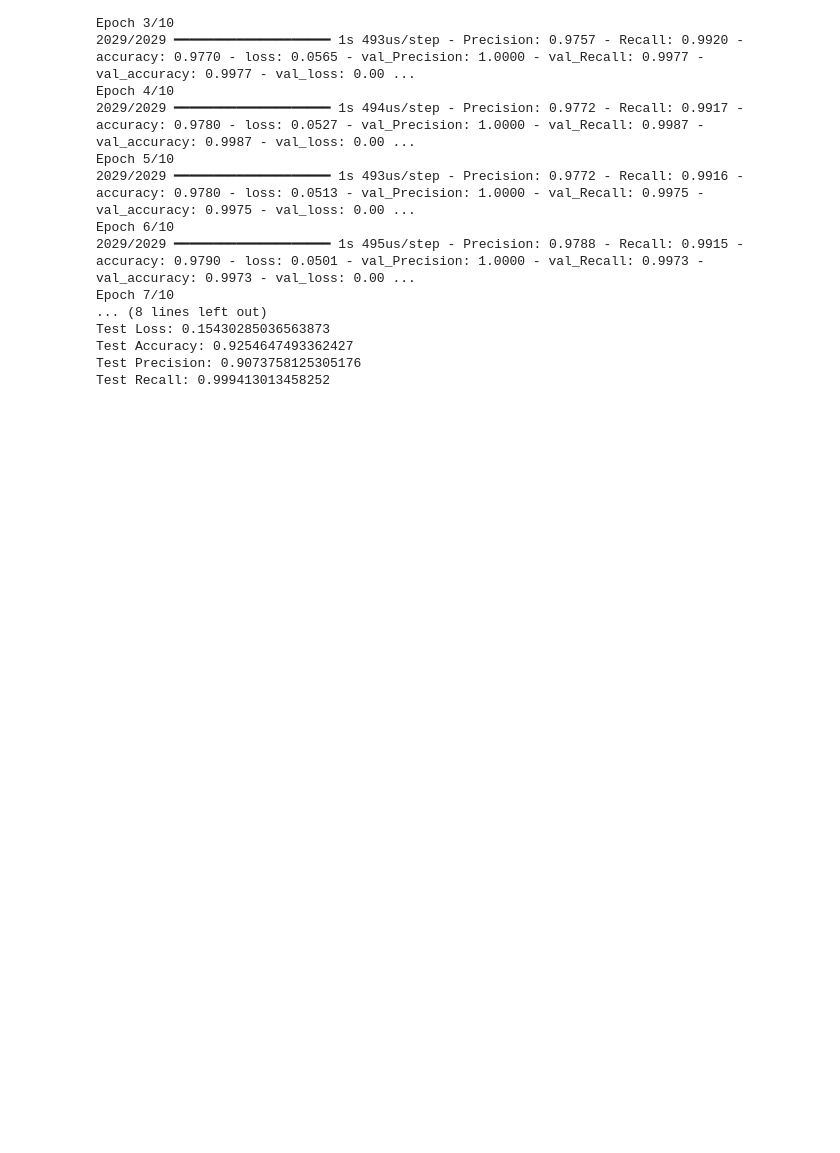
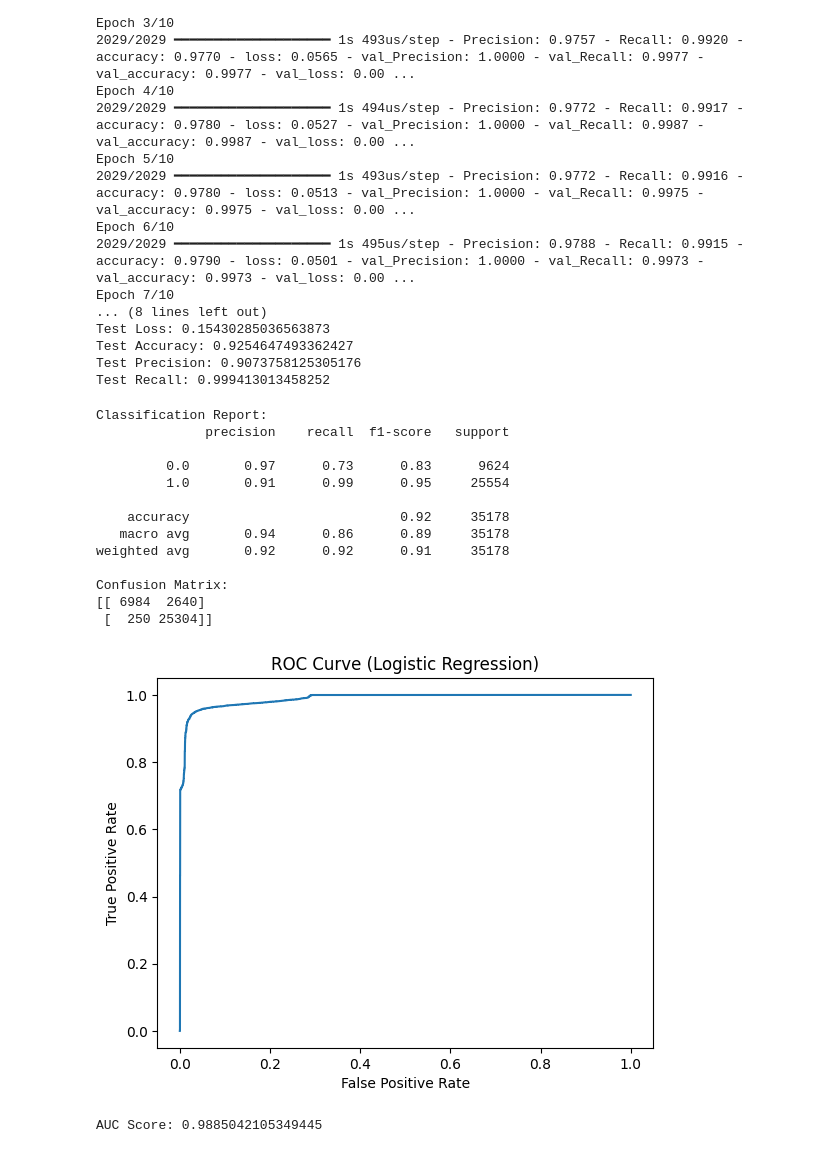
Before and after one commit to davidjcastrejon/ml-cyberattack-detection, a Jupyter notebook: cybersecurity.ipynb, the cells around one changed output. Saved outputs shown, nothing was run; the diff lists cells and outputs as text; code cells hidden in the pictures; blank space fills up the shorter version.

Commit message:
SVM, LINEAR, AND BLAKES WORK

```diff
--- a/cybersecurity.ipynb
+++ b/cybersecurity.ipynb
@@ -439,3 +439,56 @@ Test Loss: 0.15430285036563873
 Test Accuracy: 0.9254647493362427
 Test Precision: 0.9073758125305176
 Test Recall: 0.999413013458252
+# %%
+from sklearn.preprocessing import StandardScaler
+from sklearn.linear_model import LogisticRegression
+from sklearn.metrics import classification_report, confusion_matrix, roc_curve, roc_auc_score
+import matplotlib.pyplot as plt
+
+# Standardize features
+scaler = StandardScaler()
+X_train_scaled = scaler.fit_transform(X_train)
+X_test_scaled = scaler.transform(X_test)
+
+# Train the logistic regression model
+logreg = LogisticRegression()
+logreg.fit(X_train_scaled, y_train)
+
+# Make predictions
+y_pred = logreg.predict(X_test_scaled)
+
+# Evaluate the model
+print("Classification Report:")
+print(classification_report(y_test, y_pred))
+
+print("Confusion Matrix:")
+print(confusion_matrix(y_test, y_pred))
+
+# Plot ROC curve
+y_pred_prob = logreg.predict_proba(X_test_scaled)[:,1]
+fpr, tpr, thresholds = roc_curve(y_test, y_pred_prob)
+plt.plot(fpr, tpr)
+plt.xlabel('False Positive Rate')
+plt.ylabel('True Positive Rate')
+plt.title('ROC Curve (Logistic Regression)')
+plt.show()
+
+# Calculate AUC score
+auc_score = roc_auc_score(y_test, y_pred_prob)
+print("AUC Score:", auc_score)
+# %% [output]
+Classification Report:
+              precision    recall  f1-score   support
+
+         0.0       0.97      0.73      0.83      9624
+         1.0       0.91      0.99      0.95     25554
+
+    accuracy                           0.92     35178
+   macro avg       0.94      0.86      0.89     35178
+weighted avg       0.92      0.92      0.91     35178
+
+Confusion Matrix:
+[[ 6984  2640]
+ [  250 25304]]
+[figure, added]
+AUC Score: 0.9885042105349445
```
Also changed, not shown: parts of 1 cell of this notebook.
